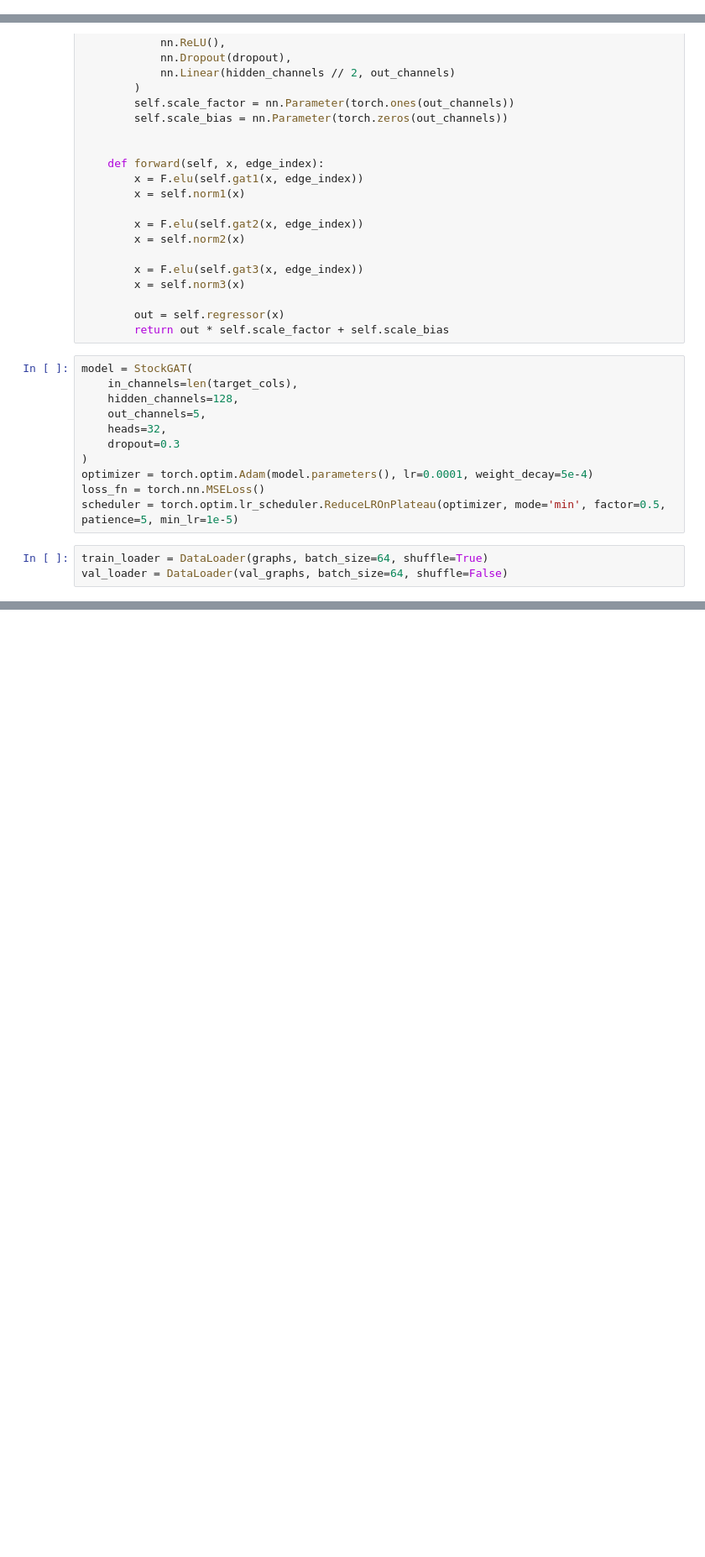
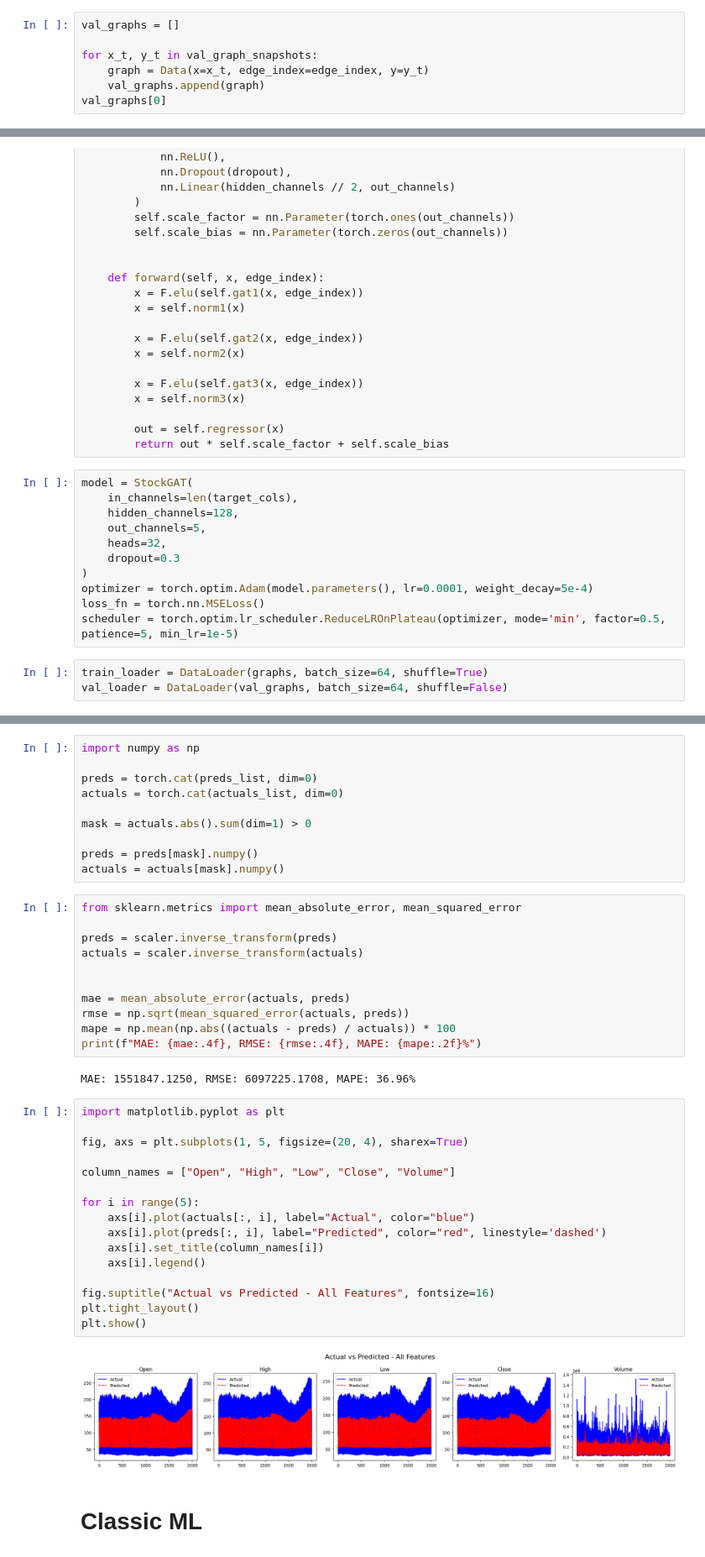
Before and after one commit to broccubali/DLG-Assignments, a Jupyter notebook: ASSignment2/FINAL_ADD_ALL_THINGS_HERE.ipynb, the cells around one changed output, grey strips where cells are left out. Shown at 84% size. Saved outputs shown, nothing was run; the diff lists cells and outputs as text; blank space fills up the shorter version.

```diff
--- a/ASSignment2/FINAL_ADD_ALL_THINGS_HERE.ipynb
+++ b/ASSignment2/FINAL_ADD_ALL_THINGS_HERE.ipynb
@@ -491,3 +481,10 @@ val_graph_snapshots = []
 for date in dates:
     x_t, y_t = get_features_for_date(df1, date, tickers, target_cols)
     val_graph_snapshots.append((x_t, y_t))
+# %%
+val_graphs = []
+
+for x_t, y_t in val_graph_snapshots:
+    graph = Data(x=x_t, edge_index=edge_index, y=y_t)
+    val_graphs.append(graph)
+val_graphs[0]
@@ -584,0 +607,43 @@ RuntimeError: mat1 and mat2 shapes cannot be multiplied (1280x9 and 5x4096)
+# %%
+import numpy as np
+
+preds = torch.cat(preds_list, dim=0)
+actuals = torch.cat(actuals_list, dim=0)
+
+mask = actuals.abs().sum(dim=1) > 0
+
+preds = preds[mask].numpy()
+actuals = actuals[mask].numpy()
+# %%
+from sklearn.metrics import mean_absolute_error, mean_squared_error
+
+preds = scaler.inverse_transform(preds)
+actuals = scaler.inverse_transform(actuals)
+
+
+mae = mean_absolute_error(actuals, preds)
+rmse = np.sqrt(mean_squared_error(actuals, preds))
+mape = np.mean(np.abs((actuals - preds) / actuals)) * 100
+print(f"MAE: {mae:.4f}, RMSE: {rmse:.4f}, MAPE: {mape:.2f}%")
+# %% [output]
+MAE: 1551847.1250, RMSE: 6097225.1708, MAPE: 36.96%
+# %%
+import matplotlib.pyplot as plt
+
+fig, axs = plt.subplots(1, 5, figsize=(20, 4), sharex=True)
+
+column_names = ["Open", "High", "Low", "Close", "Volume"]
+
+for i in range(5):
+    axs[i].plot(actuals[:, i], label="Actual", color="blue")
+    axs[i].plot(preds[:, i], label="Predicted", color="red", linestyle='dashed')
+    axs[i].set_title(column_names[i])
+    axs[i].legend()
+
+fig.suptitle("Actual vs Predicted - All Features", fontsize=16)
+plt.tight_layout()
+plt.show()
+# %% [output]
+[figure, added]
+# %% [markdown]
+# Classic ML
```
Also changed, not shown: parts of 17 cells of this notebook.
